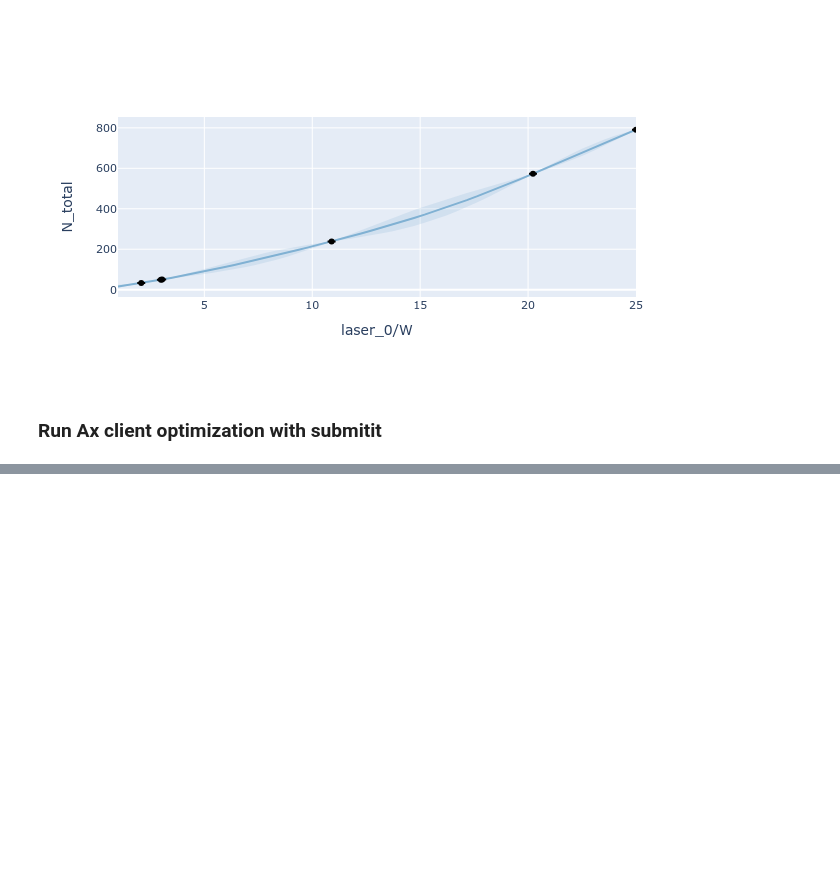
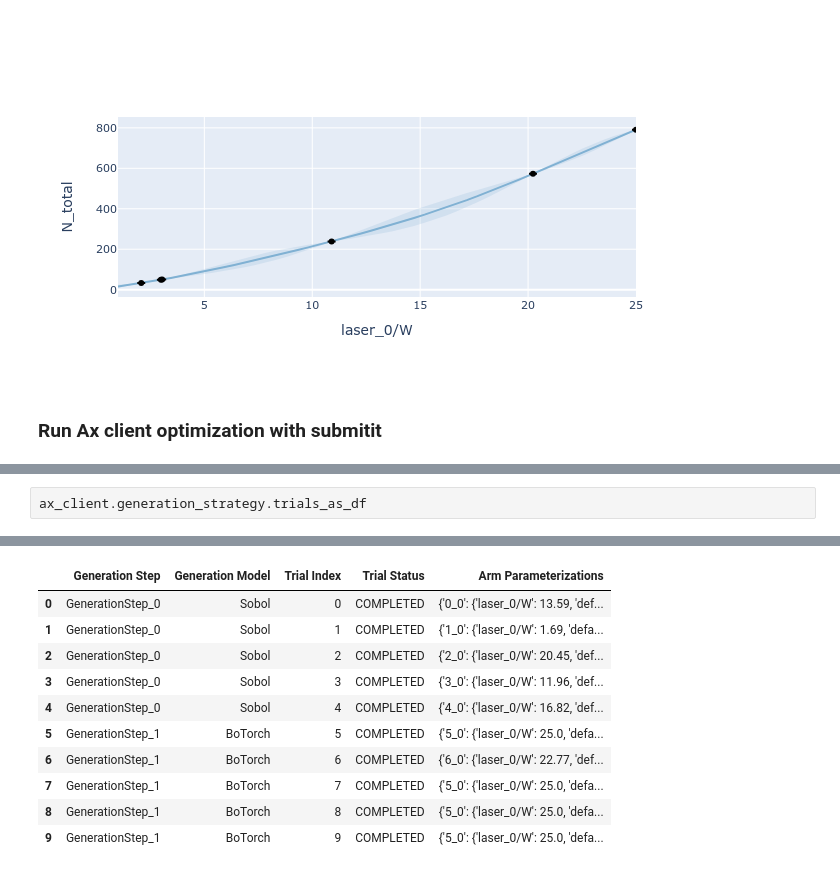
Before and after one commit to maxbalrog/light-by-light-botorch, a Jupyter notebook: usage.ipynb, the cells around one changed output, grey strips where cells are left out. Saved outputs shown, nothing was run; the diff lists cells and outputs as text; blank space fills up the shorter version.

```diff
--- a/test.ipynb
+++ b/usage.ipynb
@@ -290,0 +368,3 @@ render(
+# %%
+ax_client.generation_strategy.trials_as_df
+# %% [output]
@@ -290,0 +372,11 @@ render(
+|  | Generation Step | Generation Model | Trial Index | Trial Status | Arm Parameterizations |
+| 0 | GenerationStep_0 | Sobol | 0 | COMPLETED | {'0_0': {'laser_0/W': 13.59, 'def... |
+| 1 | GenerationStep_0 | Sobol | 1 | COMPLETED | {'1_0': {'laser_0/W': 1.69, 'defa... |
+| 2 | GenerationStep_0 | Sobol | 2 | COMPLETED | {'2_0': {'laser_0/W': 20.45, 'def... |
+| 3 | GenerationStep_0 | Sobol | 3 | COMPLETED | {'3_0': {'laser_0/W': 11.96, 'def... |
+| 4 | GenerationStep_0 | Sobol | 4 | COMPLETED | {'4_0': {'laser_0/W': 16.82, 'def... |
+| 5 | GenerationStep_1 | BoTorch | 5 | COMPLETED | {'5_0': {'laser_0/W': 25.0, 'defa... |
+| 6 | GenerationStep_1 | BoTorch | 6 | COMPLETED | {'6_0': {'laser_0/W': 22.77, 'def... |
+| 7 | GenerationStep_1 | BoTorch | 7 | COMPLETED | {'5_0': {'laser_0/W': 25.0, 'defa... |
+| 8 | GenerationStep_1 | BoTorch | 8 | COMPLETED | {'5_0': {'laser_0/W': 25.0, 'defa... |
+| 9 | GenerationStep_1 | BoTorch | 9 | COMPLETED | {'5_0': {'laser_0/W': 25.0, 'defa... |
```
Also changed, not shown: parts of 8 cells of this notebook, 2 other files.
